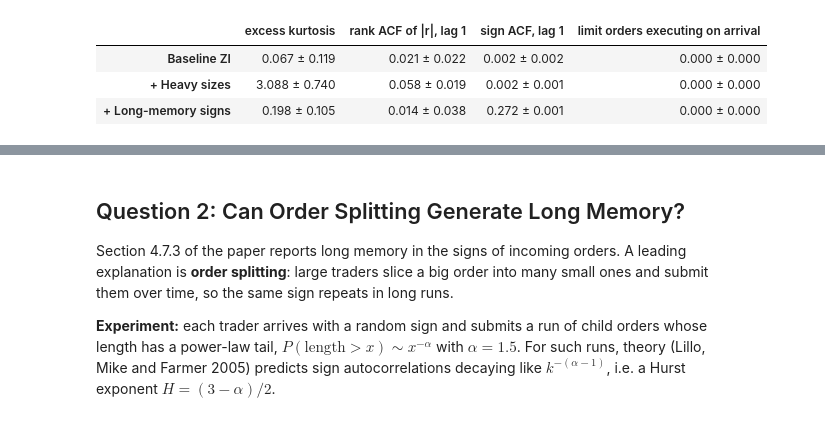
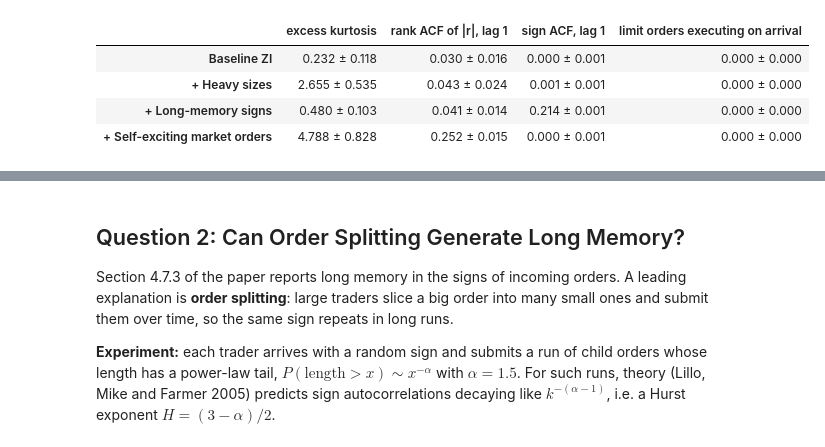
Before and after one commit to mengrenman/quant-trading-lab, a Jupyter notebook: notebooks/06_open_questions.ipynb, the cells around one changed output, grey strips where cells are left out. Saved outputs shown, nothing was run; the diff lists cells and outputs as text; code cells hidden in the pictures.

```diff
--- a/notebooks/06_open_questions.ipynb
+++ b/notebooks/06_open_questions.ipynb
@@ -118,44 +133,40 @@ class ZIWithHeavySizes(SmithFarmerModel):
         super().__init__(**kwargs)
         self.size_mean = size_mean
         self.size_sigma = size_sigma
 
     def _sample_size(self, rng):
         return max(1, int(rng.lognormal(self.size_mean, self.size_sigma)))
 
 
 class ZIWithLongMemorySigns(SmithFarmerModel):
-    """ZI model whose buy/sell signs follow the sign of fractional Gaussian noise."""
+    """ZI model whose buy/sell signs come from a continuous long-memory stream."""
 
     def __init__(self, hurst=0.75, **kwargs):
         super().__init__(**kwargs)
-        self.hurst = hurst
-        self._is_buy = None
-        self._idx = 0
+        self._signs = LongMemorySigns(hurst)
 
     def _sample_side(self, rng):
-        if self._is_buy is None or self._idx >= len(self._is_buy):
-            self._is_buy = _generate_fractional_noise(50_000, self.hurst, rng) >= 0
-            self._idx = 0
-        is_buy = self._is_buy[self._idx]
-        self._idx += 1
-        return Side.BID if is_buy else Side.ASK
+        return Side.BID if self._signs.next(rng) > 0 else Side.ASK
 
 
 def sign_memory(model, df):
     signs = np.where(df.loc[df['event_type'] != 'cancel', 'side'] == 'bid', 1.0, -1.0)
     return {'sign ACF, lag 1': compute_acf(signs, 1)[1]}
 
 
 ablation = {
     'Baseline ZI': run_variant(lambda: SmithFarmerModel(**ZI_PARAMS), sign_memory),
     '+ Heavy sizes': run_variant(lambda: ZIWithHeavySizes(**ZI_PARAMS), sign_memory),
     '+ Long-memory signs': run_variant(lambda: ZIWithLongMemorySigns(**ZI_PARAMS), sign_memory),
+    '+ Self-exciting market orders': run_variant(
+        lambda: HawkesZIModel(branching=0.8, decay=0.5, **ZI_PARAMS), sign_memory),
 }
 display(table(ablation, ['excess kurtosis', 'rank ACF of |r|, lag 1', 'sign ACF, lag 1',
                          'limit orders executing on arrival']))
 # %% [output]
 |  | excess kurtosis | rank ACF of |r|, lag 1 | sign ACF, lag 1 | limit orders executing on arrival |
-| Baseline ZI | 0.067 ± 0.119 | 0.021 ± 0.022 | 0.002 ± 0.002 | 0.000 ± 0.000 |
-| + Heavy sizes | 3.088 ± 0.740 | 0.058 ± 0.019 | 0.002 ± 0.001 | 0.000 ± 0.000 |
-| + Long-memory signs | 0.198 ± 0.105 | 0.014 ± 0.038 | 0.272 ± 0.001 | 0.000 ± 0.000 |
+| Baseline ZI | 0.232 ± 0.118 | 0.030 ± 0.016 | 0.000 ± 0.001 | 0.000 ± 0.000 |
+| + Heavy sizes | 2.655 ± 0.535 | 0.043 ± 0.024 | 0.001 ± 0.001 | 0.000 ± 0.000 |
+| + Long-memory signs | 0.480 ± 0.103 | 0.041 ± 0.014 | 0.214 ± 0.001 | 0.000 ± 0.000 |
+| + Self-exciting market orders | 4.788 ± 0.828 | 0.252 ± 0.015 | 0.000 ± 0.001 | 0.000 ± 0.000 |
 # %%
```
Also changed, not shown: parts of 8 cells of this notebook, 2 other files.
